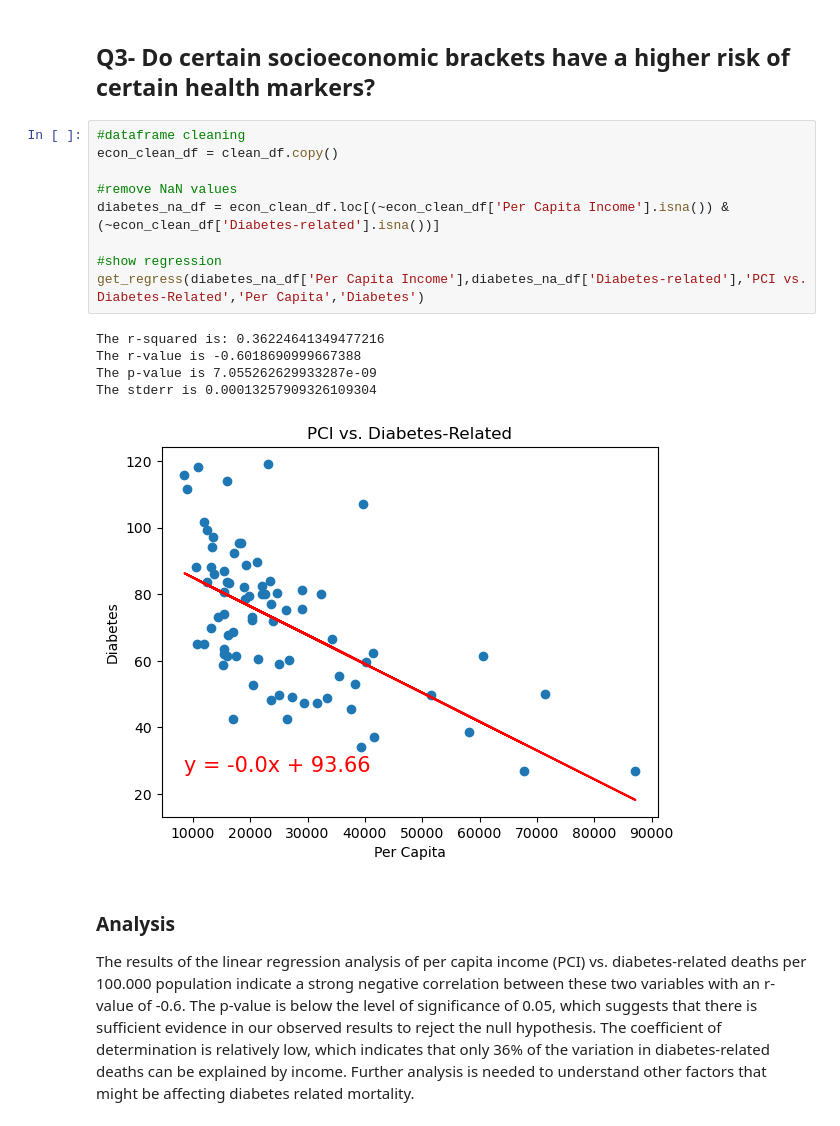
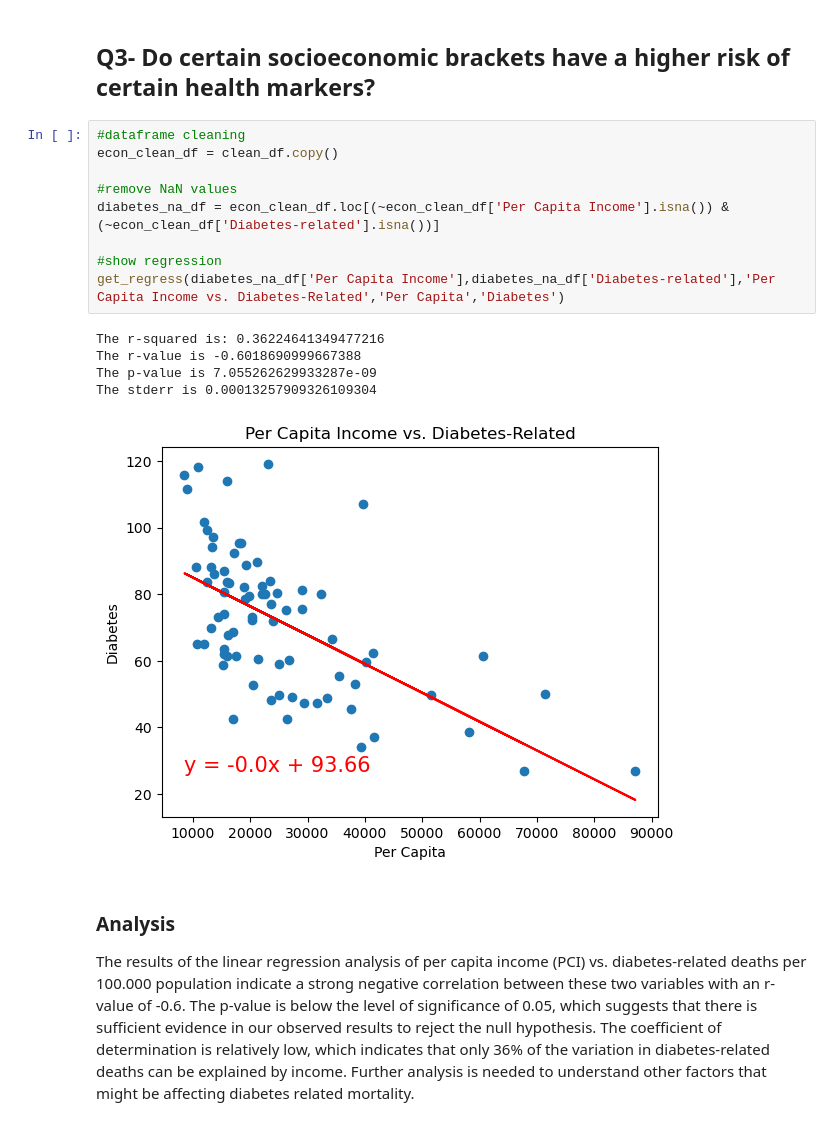
Before and after one commit to jroelofsz/Project1, a Jupyter notebook: main.ipynb, the cells around one changed output. Saved outputs shown, nothing was run; the diff lists cells and outputs as text.

```diff
--- a/main.ipynb
+++ b/main.ipynb
@@ -296,18 +307,18 @@ ___
 # %%
 #dataframe cleaning
 econ_clean_df = clean_df.copy()
 
 #remove NaN values
 diabetes_na_df = econ_clean_df.loc[(~econ_clean_df['Per Capita Income'].isna()) & (~econ_clean_df['Diabetes-related'].isna())]
 
 #show regression
-get_regress(diabetes_na_df['Per Capita Income'],diabetes_na_df['Diabetes-related'],'PCI vs. Diabetes-Related','Per Capita','Diabetes')
+get_regress(diabetes_na_df['Per Capita Income'],diabetes_na_df['Diabetes-related'],'Per Capita Income vs. Diabetes-Related','Per Capita','Diabetes')
 # %% [output]
 The r-squared is: 0.36224641349477216
 The r-value is -0.6018690999667388
 The p-value is 7.055262629933287e-09
 The stderr is 0.00013257909326109304
-[figure, old version]
+[figure, new version]
 # %% [markdown]
 ### Analysis
 
```
Also changed, not shown: parts of 6 cells of this notebook, 1 other file.
